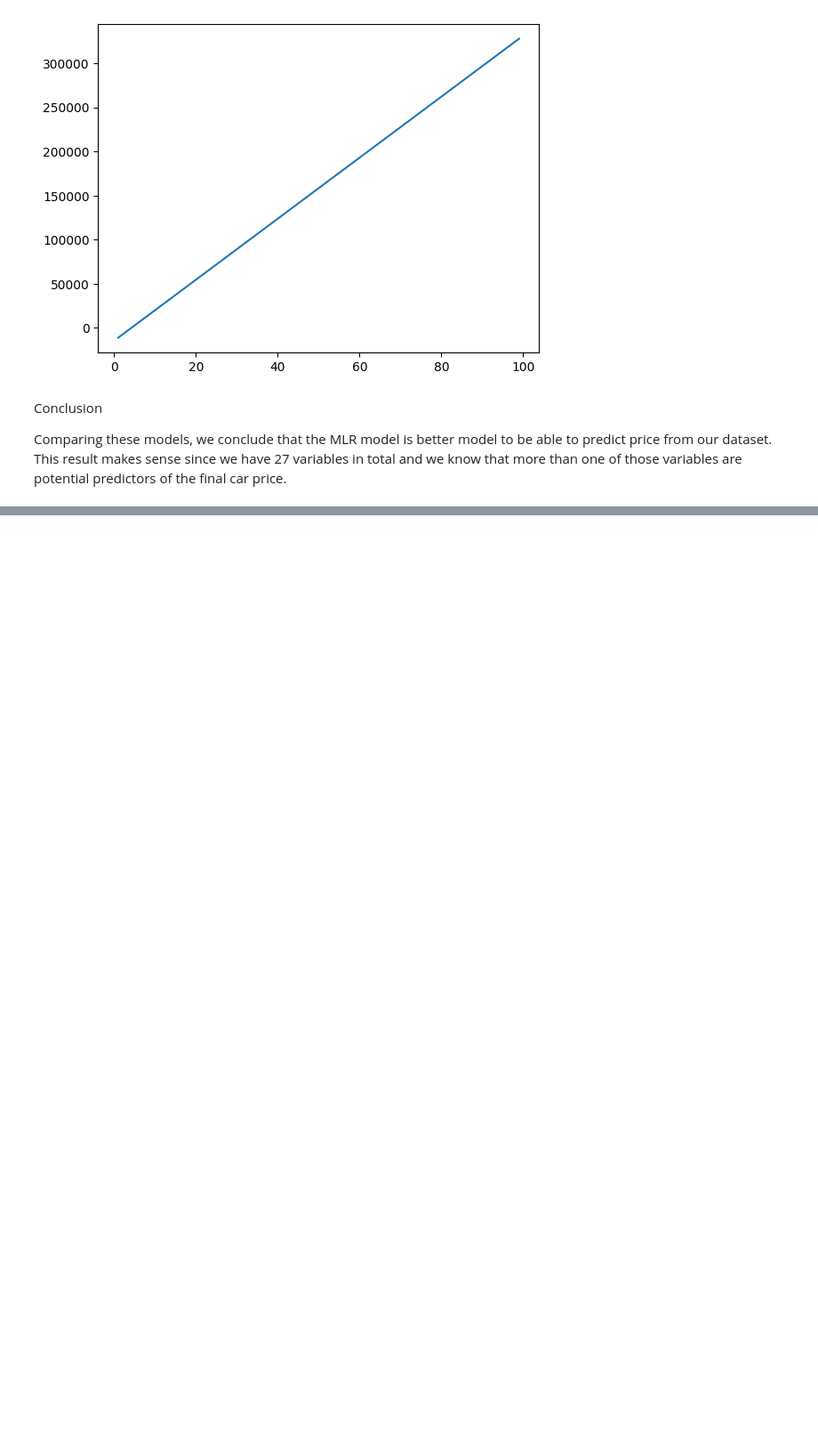
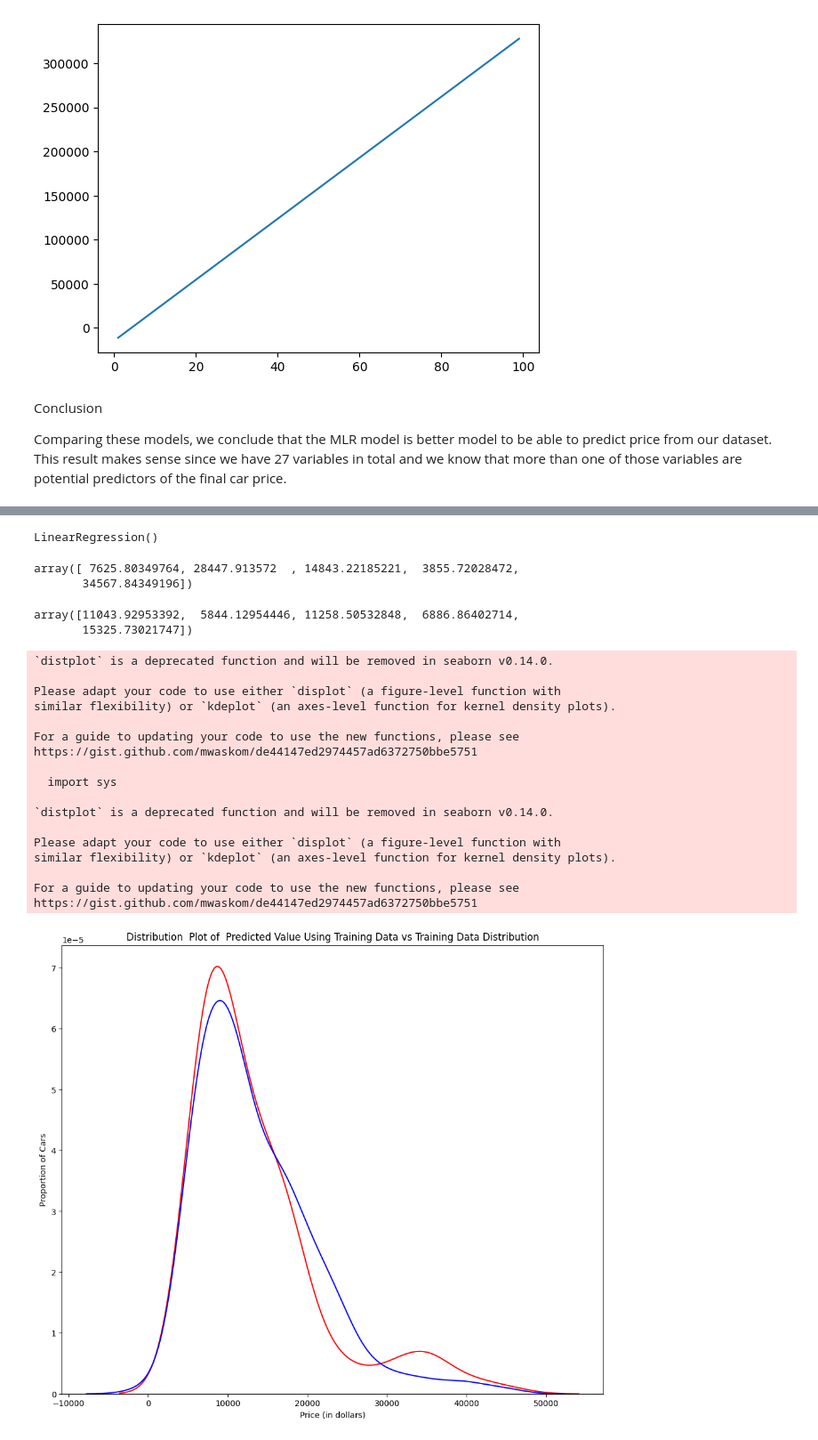
Before and after one commit to taisakamisarava/Auto_price_prediction, a Jupyter notebook: Autos.ipynb, the cells around one changed output, grey strips where cells are left out. Shown at 89% size. Drawn from its saved outputs; the diff is of its cells as text; code cells hidden in the pictures; blank space fills up the shorter version.

```diff
--- a/Autos.ipynb
+++ b/Autos.ipynb
@@ -1192,0 +1290,8 @@ Comparing these models, we conclude that the MLR model is better model to be abl
+# %%
+#  splitting tthe data into training and testing data using the function train_test_split.
+
+from sklearn.model_selection import train_test_split
+
+x_train, x_test, y_train, y_test = train_test_split(x_data, y_data, test_size = 0.10, random_state = 1)
+print("number of test samples :", x_test.shape[0])
+print("number of training samples:",x_train.shape[0])
@@ -1192,0 +1301,5 @@ Comparing these models, we conclude that the MLR model is better model to be abl
+# %%
+# creating our REgression using the feature "horsepower":
+
+lre = LinearRegression()
+lre.fit(x_train[['horsepower']], y_train)
@@ -1192,0 +1354,24 @@ Comparing these models, we conclude that the MLR model is better model to be abl
+# %%
+# creating MLR objects, train the model using 'horsepower', 'curb-weight',
+# 'engine-size' and 'highway-mpg' as features to discover possible examples
+
+lr = LinearRegression()
+lr.fit(x_train[['horsepower', 'curb-weight', 'engine-size', 'highway-L/100km']], y_train)
+# %% [output]
+LinearRegression()
+# %%
+# Prediction using training data:
+
+yhat_train = lr.predict(x_train[['horsepower', 'curb-weight', 'engine-size', 'highway-L/100km']])
+yhat_train[0:5]
+# %% [output]
+array([ 7625.80349764, 28447.913572  , 14843.22185221,  3855.72028472,
+       34567.84349196])
+# %%
+# Prediction using test data:
+
+yhat_test = lr.predict(x_test[['horsepower', 'curb-weight', 'engine-size', 'highway-L/100km']])
+yhat_test[0:5]
+# %% [output]
+array([11043.92953392,  5844.12954446, 11258.50532848,  6886.86402714,
+       15325.73021747])
@@ -1192,0 +1382,24 @@ Comparing these models, we conclude that the MLR model is better model to be abl
+# %%
+# the distribution of the predicted values of the training data.
+# 'Distribution  Plot of  Predicted Value Using Training Data vs Training Data Distribution'
+Title = 'Distribution  Plot of  Predicted Value Using Training Data vs Training Data Distribution'
+DistributionPlot(y_train, yhat_train, "Actual Values (Train)", "Predicted Values (Train)", Title)
+# %% [output]
+`distplot` is a deprecated function and will be removed in seaborn v0.14.0.
+
+Please adapt your code to use either `displot` (a figure-level function with
+similar flexibility) or `kdeplot` (an axes-level function for kernel density plots).
+
+For a guide to updating your code to use the new functions, please see
+https://gist.github.com/mwaskom/de44147ed2974457ad6372750bbe5751
+
+  import sys
+
+`distplot` is a deprecated function and will be removed in seaborn v0.14.0.
+
+Please adapt your code to use either `displot` (a figure-level function with
+similar flexibility) or `kdeplot` (an axes-level function for kernel density plots).
+
+For a guide to updating your code to use the new functions, please see
+https://gist.github.com/mwaskom/de44147ed2974457ad6372750bbe5751
+[figure, added]
```
Also changed, not shown: parts of 50 cells of this notebook.
